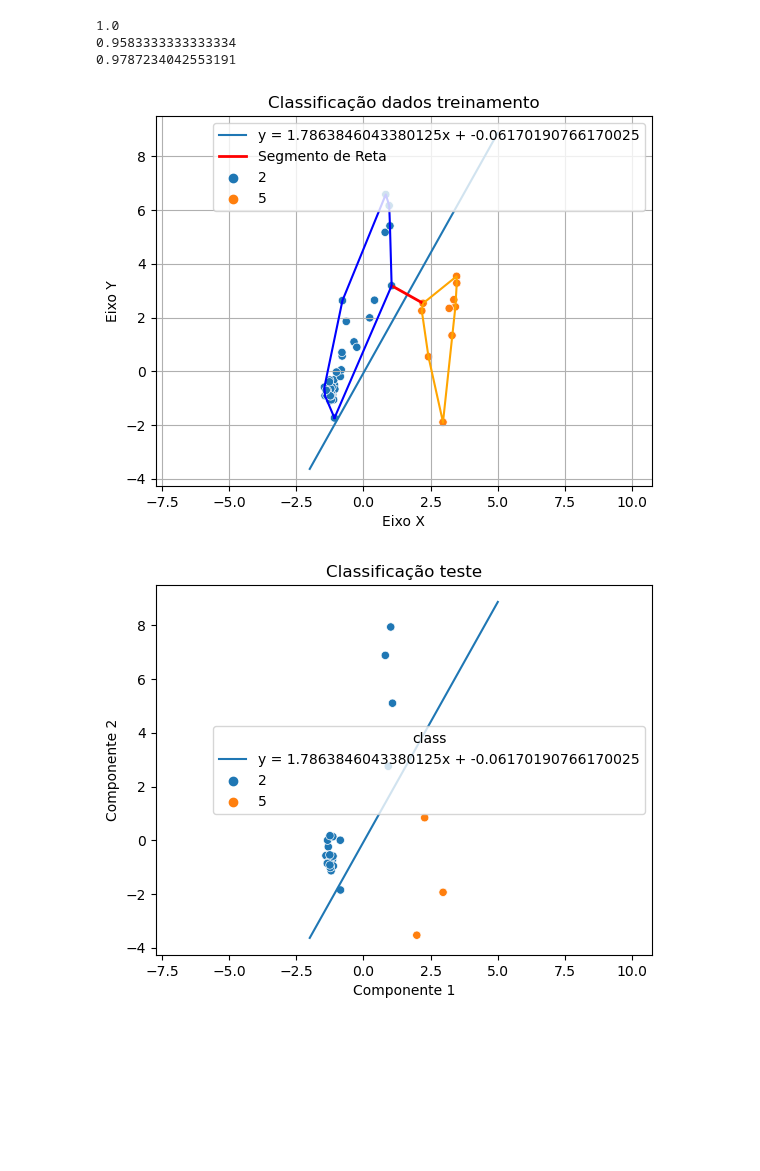
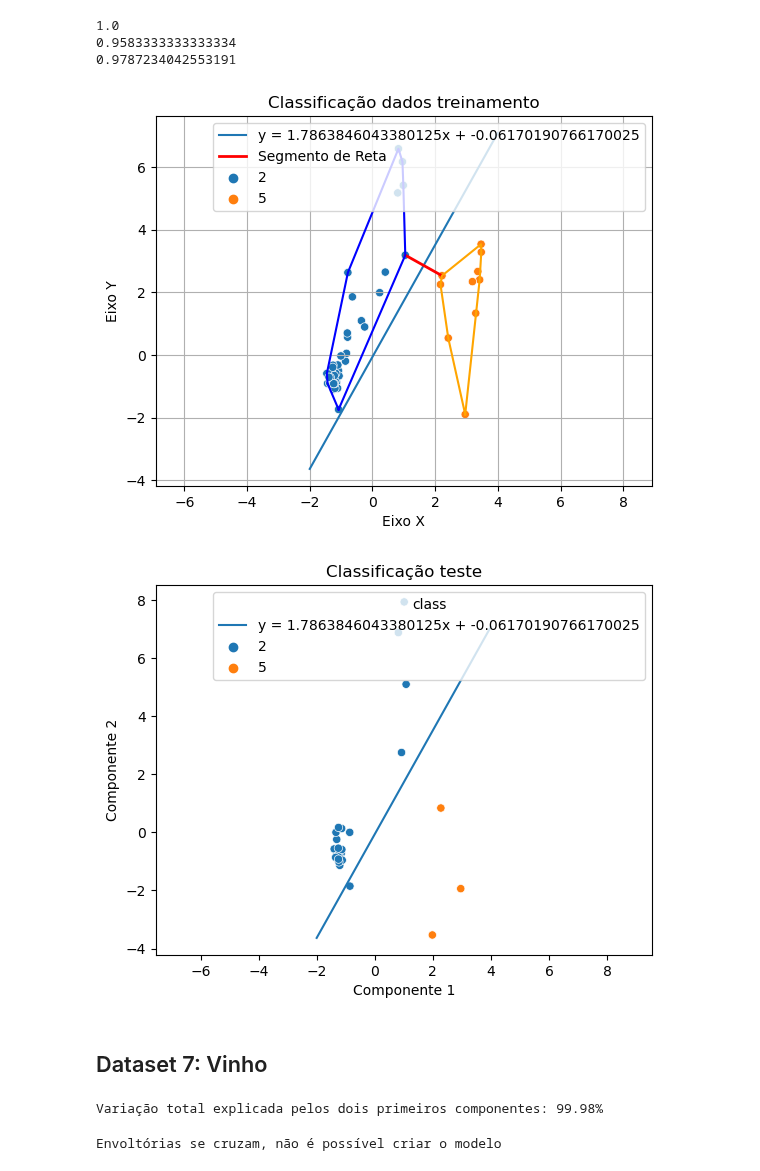
Before and after one commit to avelarh/TP-GeometriaComputacional-Alg2, a Jupyter notebook: amizade.ipynb, the cells around one changed output. Drawn from its saved outputs; the diff is of its cells as text; code cells hidden in the pictures; blank space fills up the shorter version.

Commit message:
dataset vinho

```diff
--- a/amizade.ipynb
+++ b/amizade.ipynb
@@ -388,5 +350,0 @@ plt.axis('equal')
-# %%
-iris = sns.load_dataset('iris')
-iris = iris[iris['species'] != 'virginica']
-iris_pca = apply_pca(iris, "species")
-iris_pca.head()
@@ -554,14 +502,17 @@ Variação total explicada pelos dois primeiros componentes: 83.73%
 # %%
 zoo_treinamento, zoo_teste = separar_dados(zoo_pca)
 # %%
-a, b, acima, pontos1, pontos2, p1, p2, classes = cria_modelo(zoo_treinamento)
-#plotar o treino + modelo
+try:
+    a, b, acima, pontos1, pontos2, p1, p2, classes = cria_modelo(zoo_treinamento)
+    #plotar o treino + modelo
 
-resultado, precisao, revocacao, f1_escore = calcula_metricas(zoo_teste, a, b, acima, classes)
-#plotar o teste + modelo
-print(precisao)
-print(revocacao)
-print(f1_escore)
+    resultado, precisao, revocacao, f1_escore = calcula_metricas(zoo_teste, a, b, acima, classes)
+    #plotar o teste + modelo
+    print(precisao)
+    print(revocacao)
+    print(f1_escore)
+except Exception as e:
+    print(e)
 # %% [output]
 1.0
 1.0
@@ -590,26 +541,38 @@ Variação total explicada pelos dois primeiros componentes: 81.08%
 # %%
 glass_treinamento, glass_teste = separar_dados(glass_pca)
 # %%
-a, b, acima, pontos1, pontos2, p1, p2, classes = cria_modelo(glass_treinamento)
-#plotar o treino + modelo
+try:
+    a, b, acima, pontos1, pontos2, p1, p2, classes = cria_modelo(glass_treinamento)
+    #plotar o treino + modelo
 
-resultado, precisao, revocacao, f1_escore = calcula_metricas(glass_teste, a, b, acima, classes)
-#plotar o teste + modelo
-print(precisao)
-print(revocacao)
-print(f1_escore)
+    resultado, precisao, revocacao, f1_escore = calcula_metricas(glass_teste, a, b, acima, classes)
+    #plotar o teste + modelo
+    print(precisao)
+    print(revocacao)
+    print(f1_escore)
+except Exception as e:
+    print(e)
 # %% [output]
 1.0
 0.9583333333333334
 0.9787234042553191
 # %%
 start = -2
-end = 5
+end = 4
 
 
 plot_treinamento(pontos1, pontos2, p1, p2, a, b, glass_treinamento, start, end)
 
 plot_teste(a, b, glass_teste, start, end)
 # %% [output]
-[figure, old version]
+[figure, new version]
-[figure, old version]
+[figure, new version]
+# %% [markdown]
+## Dataset 7: Vinho
+# %%
+vinho_data = sklearn.datasets.load_wine()
+vinho = pd.DataFrame(vinho_data.data, columns=vinho_data.feature_names)
+vinho['target'] = vinho_data.target
+vinho_pca = apply_pca(vinho, 'target')
+# %% [output]
+Variação total explicada pelos dois primeiros componentes: 99.98%
@@ -615,0 +581,14 @@ plot_teste(a, b, glass_teste, start, end)
+# %%
+try:
+    a, b, acima, pontos1, pontos2, p1, p2, classes = cria_modelo(vinho_treinamento)
+    #plotar o treino + modelo
+
+    resultado, precisao, revocacao, f1_escore = calcula_metricas(vinho_teste, a, b, acima, classes)
+    #plotar o teste + modelo
+    print(precisao)
+    print(revocacao)
+    print(f1_escore)
+except Exception as e:
+    print(e)
+# %% [output]
+Envoltórias se cruzam, não é possível criar o modelo
```
Also changed, not shown: parts of 7 cells of this notebook.
